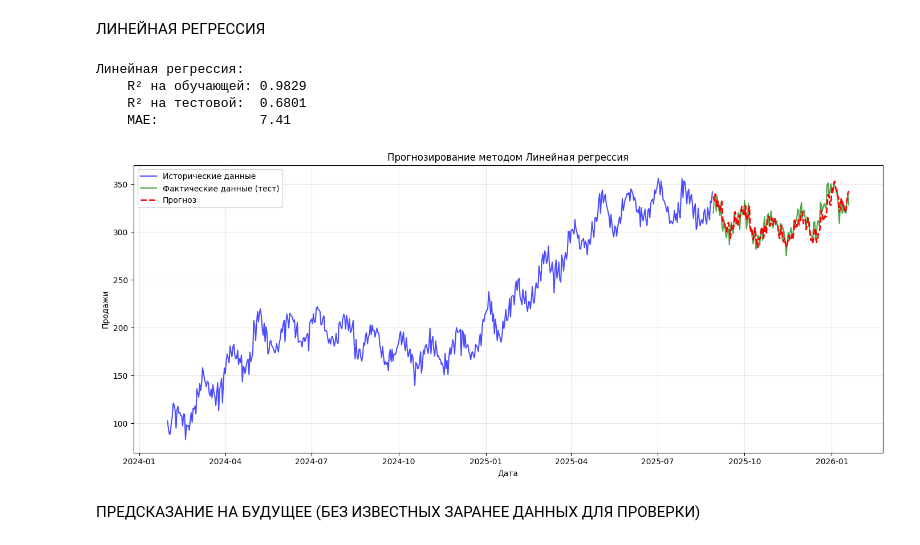
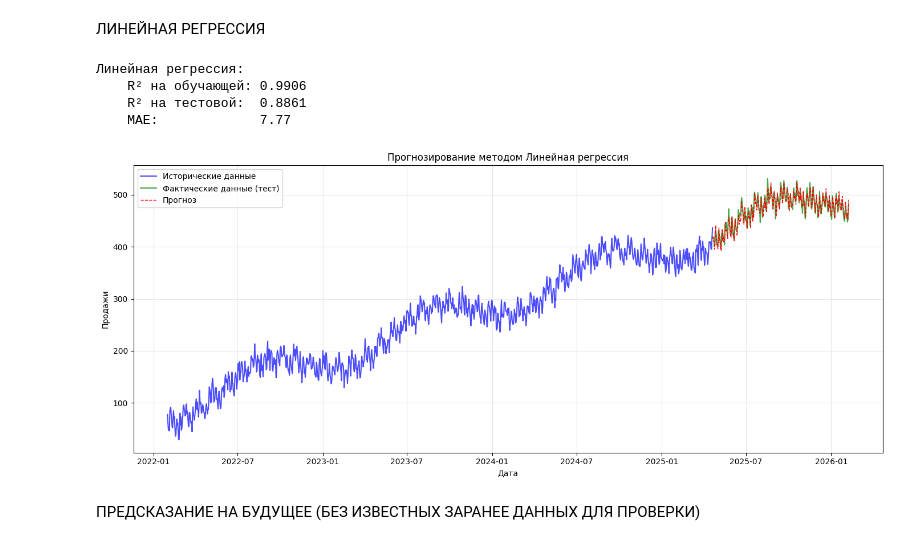
Before and after one commit to vviqkly/ML_project, a Jupyter notebook: test_model.ipynb, the cells around one changed output. Cells and saved outputs as stored; diff of their text form; code cells hidden in the pictures.

```diff
--- a/test_model.ipynb
+++ b/test_model.ipynb
@@ -4,7 +4,7 @@
 import pandas as pd
 import matplotlib.pyplot as plt
 
-df = pd.read_csv('sales_data.csv', parse_dates=['date'])
+df = pd.read_csv('sales_data (1).csv', parse_dates=['date'])
 display(df)
 
 plt.figure(figsize=(12, 5))
@@ -109,38 +109,38 @@ def linear_regression(X_train, y_train, X_test, y_test, train_prep, test_prep):
 
     # Вывод
     print("Линейная регрессия:")
     print(f"    R² на обучающей: {r2_train:.4f}")
     print(f"    R² на тестовой:  {r2_test:.4f}")
     print(f"    MAE:             {mae:.2f}")
 
     # График
     plt.figure(figsize=(14, 6))
 
     train_dates = train_prep['date'].values
     test_dates = test_prep['date'].values
 
     plt.plot(train_dates, y_train, label="Исторические данные", color="blue", alpha=0.7)
     plt.plot(test_dates, y_test, label="Фактические данные (тест)", color="green", alpha=0.7)
-    plt.plot(test_dates, y_test_pred, label="Прогноз", color="red", linestyle="--", linewidth=2)
+    plt.plot(test_dates, y_test_pred, label="Прогноз", color="red", linestyle="--", linewidth=1)
 
     plt.title("Прогнозирование методом Линейная регрессия")
     plt.xlabel("Дата")
     plt.ylabel("Продажи")
     plt.legend()
     plt.grid(True, alpha=0.3)
     plt.tight_layout()
     plt.show()
 
     return model, y_test_pred, {"r2_train": r2_train, "r2_test": r2_test, "mae": mae}
 
 # Запуск
 model, predictions, metrics = linear_regression(X_train, y_train, X_test, y_test, train_prep, test_prep)
 # %% [output]
 Линейная регрессия:
-    R² на обучающей: 0.9829
-    R² на тестовой:  0.6801
-    MAE:             7.41
+    R² на обучающей: 0.9906
+    R² на тестовой:  0.8861
+    MAE:             7.77
-[figure, old version]
+[figure, new version]
 # %% [markdown]
 ПРЕДСКАЗАНИЕ НА БУДУЩЕЕ (БЕЗ ИЗВЕСТНЫХ ЗАРАНЕЕ ДАННЫХ ДЛЯ ПРОВЕРКИ)
 # %%
```
Also changed, not shown: parts of 3 cells of this notebook.
